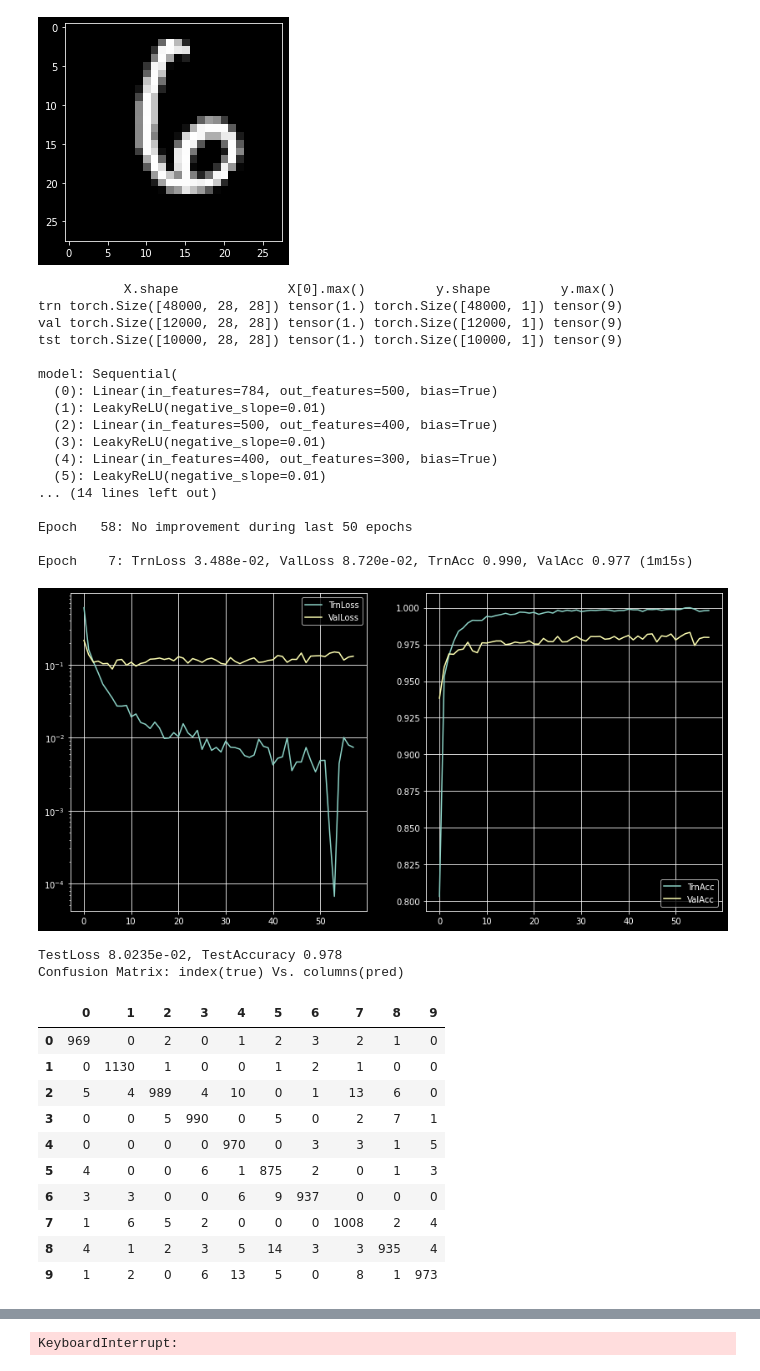
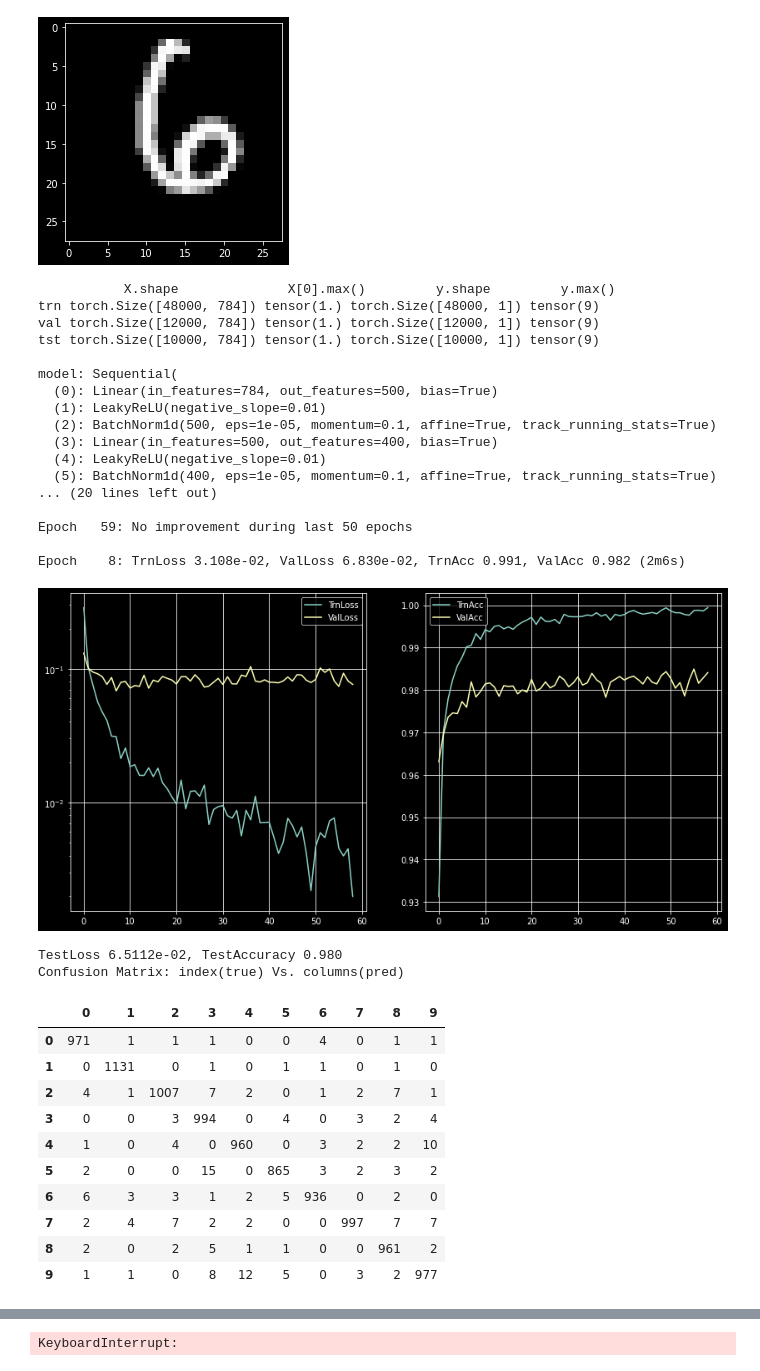
Before and after one commit to ajwkim/DLRL, a Jupyter notebook: pytorch3.ipynb, the cells around one changed output, grey strips where cells are left out. Drawn from its saved outputs; the diff is of its cells as text; code cells hidden in the pictures.

Commit message:
Linear Model BatchNorm

```diff
--- a/pytorch3.ipynb
+++ b/pytorch3.ipynb
@@ -344,50 +344,48 @@ tst torch.Size([10000, 28, 28]) tensor(1.) torch.Size([10000]) tensor(9)
 # %%
 # linear model
 from types import SimpleNamespace
 from data import getMNIST, get_dataloaders
 from model import linear_model, T, F
 from utils import Classifier
 
-Xtrn, Xval, Xtst, ytrn, yval, ytst = getMNIST()
-Xtrn = Xtrn.reshape(Xtrn.size(0), -1)
-Xval = Xval.reshape(Xval.size(0), -1)
-Xtst = Xtst.reshape(Xtst.size(0), -1)
+cf = SimpleNamespace(bsize=256, n_epoch=1000, n_print=10, early_stop=50)
 
-cf = SimpleNamespace(bsize=256, n_epoch=1000, n_print=10, early_stop=50)
+Xtrn, Xval, Xtst, ytrn, yval, ytst = getMNIST(flatten=T)
 trnloader, valloader, tstloader = get_dataloaders(Xtrn, Xval, Xtst, ytrn, yval, ytst, cf.bsize)
-model = linear_model(Xtrn.size(-1), 10, (500, 400, 300, 200, 100, 50), leaky=T, logsoftmax=T)
+model = linear_model(Xtrn.size(-1), 10, (500, 400, 300, 200, 100, 50), leaky=T, batchnorm=T, logsoftmax=T)
+
 classifier = Classifier(model)
 classifier.run(trnloader, valloader, cf.n_epoch, cf.n_print, cf.early_stop)
 classifier.test(tstloader)
 # %% [output]
            X.shape              X[0].max()         y.shape         y.max()
-trn torch.Size([48000, 28, 28]) tensor(1.) torch.Size([48000, 1]) tensor(9)
-val torch.Size([12000, 28, 28]) tensor(1.) torch.Size([12000, 1]) tensor(9)
-tst torch.Size([10000, 28, 28]) tensor(1.) torch.Size([10000, 1]) tensor(9)
+trn torch.Size([48000, 784]) tensor(1.) torch.Size([48000, 1]) tensor(9)
+val torch.Size([12000, 784]) tensor(1.) torch.Size([12000, 1]) tensor(9)
+tst torch.Size([10000, 784]) tensor(1.) torch.Size([10000, 1]) tensor(9)
 
 model: Sequential(
   (0): Linear(in_features=784, out_features=500, bias=True)
   (1): LeakyReLU(negative_slope=0.01)
-  (2): Linear(in_features=500, out_features=400, bias=True)
-  (3): LeakyReLU(negative_slope=0.01)
-  (4): Linear(in_features=400, out_features=300, bias=True)
-  (5): LeakyReLU(negative_slope=0.01)
-... (14 lines left out)
+  (2): BatchNorm1d(500, eps=1e-05, momentum=0.1, affine=True, track_running_stats=True)
+  (3): Linear(in_features=500, out_features=400, bias=True)
+  (4): LeakyReLU(negative_slope=0.01)
+  (5): BatchNorm1d(400, eps=1e-05, momentum=0.1, affine=True, track_running_stats=True)
+... (20 lines left out)
 
-Epoch   58: No improvement during last 50 epochs
+Epoch   59: No improvement during last 50 epochs
 
-Epoch    7: TrnLoss 3.488e-02, ValLoss 8.720e-02, TrnAcc 0.990, ValAcc 0.977 (1m15s)
+Epoch    8: TrnLoss 3.108e-02, ValLoss 6.830e-02, TrnAcc 0.991, ValAcc 0.982 (2m6s)
-[figure, old version]
+[figure, new version]
-TestLoss 8.0235e-02, TestAccuracy 0.978
+TestLoss 6.5112e-02, TestAccuracy 0.980
 Confusion Matrix: index(true) Vs. columns(pred)
 |  | 0 | 1 | 2 | 3 | 4 | 5 | 6 | 7 | 8 | 9 |
-| 0 | 969 | 0 | 2 | 0 | 1 | 2 | 3 | 2 | 1 | 0 |
-| 1 | 0 | 1130 | 1 | 0 | 0 | 1 | 2 | 1 | 0 | 0 |
-| 2 | 5 | 4 | 989 | 4 | 10 | 0 | 1 | 13 | 6 | 0 |
-| 3 | 0 | 0 | 5 | 990 | 0 | 5 | 0 | 2 | 7 | 1 |
-| 4 | 0 | 0 | 0 | 0 | 970 | 0 | 3 | 3 | 1 | 5 |
-| 5 | 4 | 0 | 0 | 6 | 1 | 875 | 2 | 0 | 1 | 3 |
-| 6 | 3 | 3 | 0 | 0 | 6 | 9 | 937 | 0 | 0 | 0 |
-| 7 | 1 | 6 | 5 | 2 | 0 | 0 | 0 | 1008 | 2 | 4 |
-| 8 | 4 | 1 | 2 | 3 | 5 | 14 | 3 | 3 | 935 | 4 |
-| 9 | 1 | 2 | 0 | 6 | 13 | 5 | 0 | 8 | 1 | 973 |
+| 0 | 971 | 1 | 1 | 1 | 0 | 0 | 4 | 0 | 1 | 1 |
+| 1 | 0 | 1131 | 0 | 1 | 0 | 1 | 1 | 0 | 1 | 0 |
+| 2 | 4 | 1 | 1007 | 7 | 2 | 0 | 1 | 2 | 7 | 1 |
+| 3 | 0 | 0 | 3 | 994 | 0 | 4 | 0 | 3 | 2 | 4 |
+| 4 | 1 | 0 | 4 | 0 | 960 | 0 | 3 | 2 | 2 | 10 |
+| 5 | 2 | 0 | 0 | 15 | 0 | 865 | 3 | 2 | 3 | 2 |
+| 6 | 6 | 3 | 3 | 1 | 2 | 5 | 936 | 0 | 2 | 0 |
+| 7 | 2 | 4 | 7 | 2 | 2 | 0 | 0 | 997 | 7 | 7 |
+| 8 | 2 | 0 | 2 | 5 | 1 | 1 | 0 | 0 | 961 | 2 |
+| 9 | 1 | 1 | 0 | 8 | 12 | 5 | 0 | 3 | 2 | 977 |
```
Also changed, not shown: parts of 1 cell of this notebook, 2 other files.
